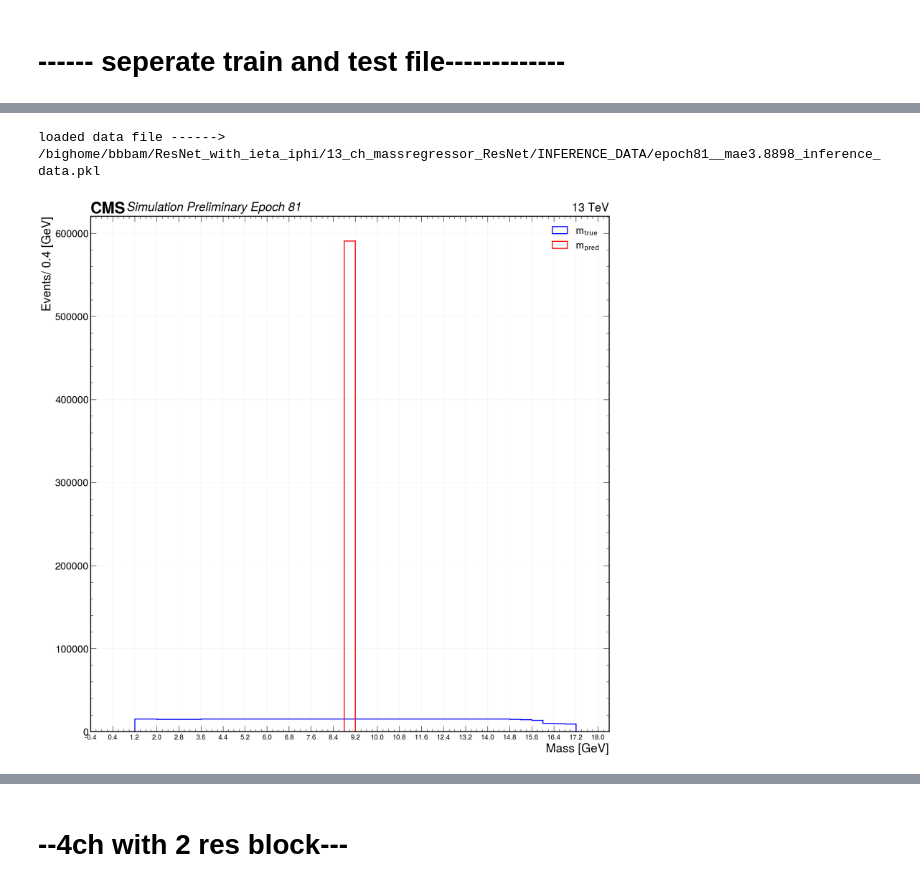
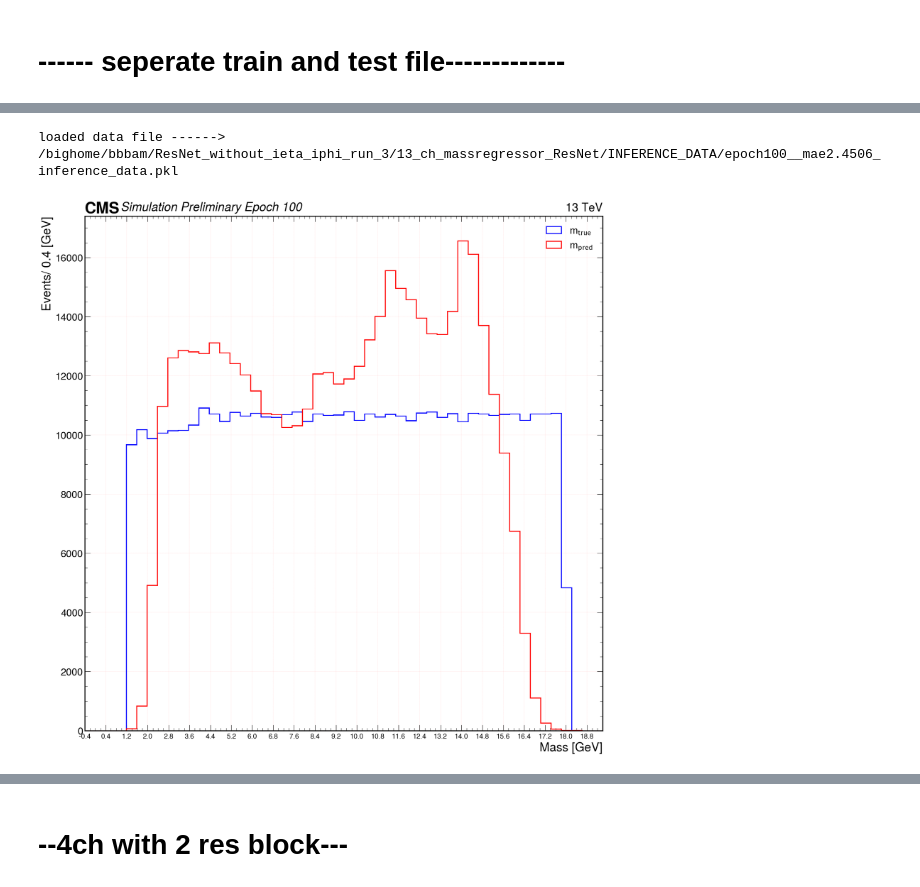
Before and after one commit to bhbam/H_AA_CLuster_jupyter_notebooks, a Jupyter notebook: UA_mass_regression_with_unphysical_from_h5.ipynb, the cells around one changed output, grey strips where cells are left out. Cells and saved outputs as stored; diff of their text form; code cells hidden in the pictures.

```diff
--- a/UA_mass_regression_with_unphysical_from_h5.ipynb
+++ b/UA_mass_regression_with_unphysical_from_h5.ipynb
@@ -137,34 +153,34 @@ print(f"{len(paths)} files found")
 # %%
 m0_min = 0.8
-m0_max = 17.2
+m0_max = 18.2
 bin_size = 0.4
 # for epoch in range(len(paths)):
-for epoch in range(80,81):
+for epoch in range(99,100):
     data_file = glob.glob(f'{local}/epoch{epoch+1}_*.pkl')[0]
     infile = open(f"{data_file}", "rb")
     data = pickle.load(infile)
     print(f"loaded data file ------>  {data_file}")
     infile.close()
 
     m_true_ = data["m_true"]
     m_pred_ = data["m_pred"]
     mae_ = data["mae"]
     mre_ = data["mre"]
 
 
     fig, ax = plt.subplots(figsize=(20,20))
     plt.hist(m_true_, range=(m0_min-1.2,m0_max+1.2), bins=len(np.arange(m0_min-1.2,m0_max+1.2,bin_size)), histtype='step', label=r'$\mathrm{m_{true}}$', linestyle='-', color='blue', linewidth=2)
     plt.hist(m_pred_, range=(m0_min-1.2,m0_max+1.2), bins=len(np.arange(m0_min-1.2,m0_max+1.2,bin_size)), histtype='step', label=r'$\mathrm{m_{pred}}$', linestyle='-', color='red', linewidth=2)
     plt.xlim(m0_min-1.2,m0_max+1.2)
     plt.xticks(np.arange(m0_min-1.2,m0_max+1.2,.8),size=15)
     plt.grid(color='r', linestyle='--', linewidth=.1)
     plt.xlabel('Mass [GeV]')
     plt.ylabel('Events/ 0.4 [GeV]')
     # plt.title(r'$\mathrm{m_{true}}$, $\mathrm{m_{pred}}$ masses',size=25)
     plt.legend(loc='upper right')
     hep.cms.label(llabel=f"Simulation Preliminary Epoch {epoch+1}", rlabel="13 TeV", loc=0, ax=ax)
     # plt.savefig('%s/%d_mtru_mpred_hist_full.png'%(out_dir, epoch), bbox_inches='tight',dpi=300, facecolor = "w")
     plt.show()
 # %% [output]
-loaded data file ------>  /bighome/bbbam/ResNet_with_ieta_iphi/13_ch_massregressor_ResNet/INFERENCE_DATA/epoch81__mae3.8898_inference_data.pkl
+loaded data file ------>  /bighome/bbbam/ResNet_without_ieta_iphi_run_3/13_ch_massregressor_ResNet/INFERENCE_DATA/epoch100__mae2.4506_inference_data.pkl
-[figure, old version]
+[figure, new version]
```
Also changed, not shown: parts of 6 cells of this notebook.
